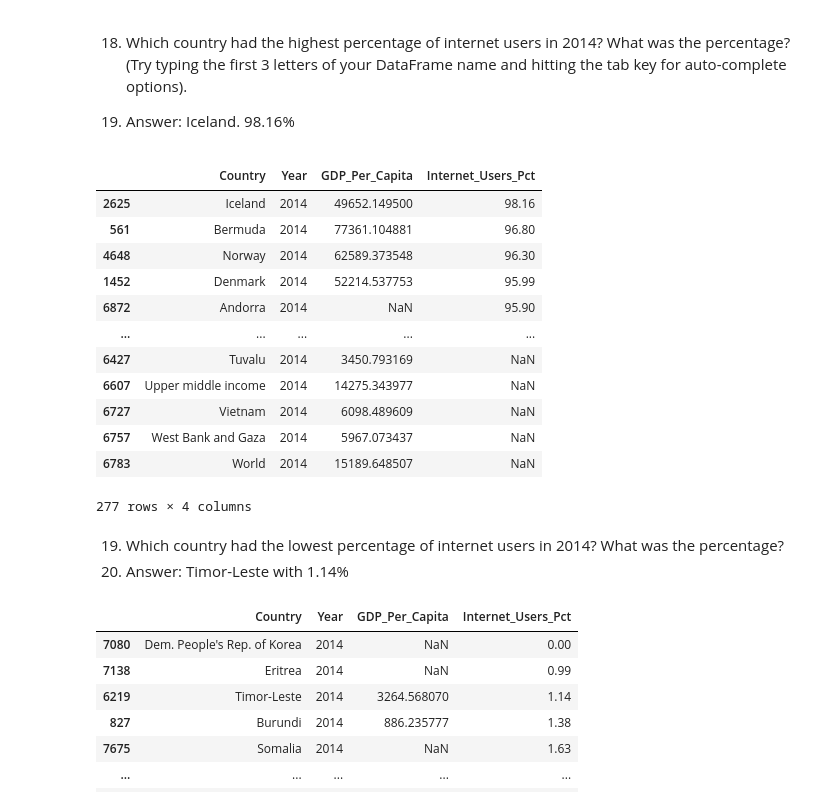
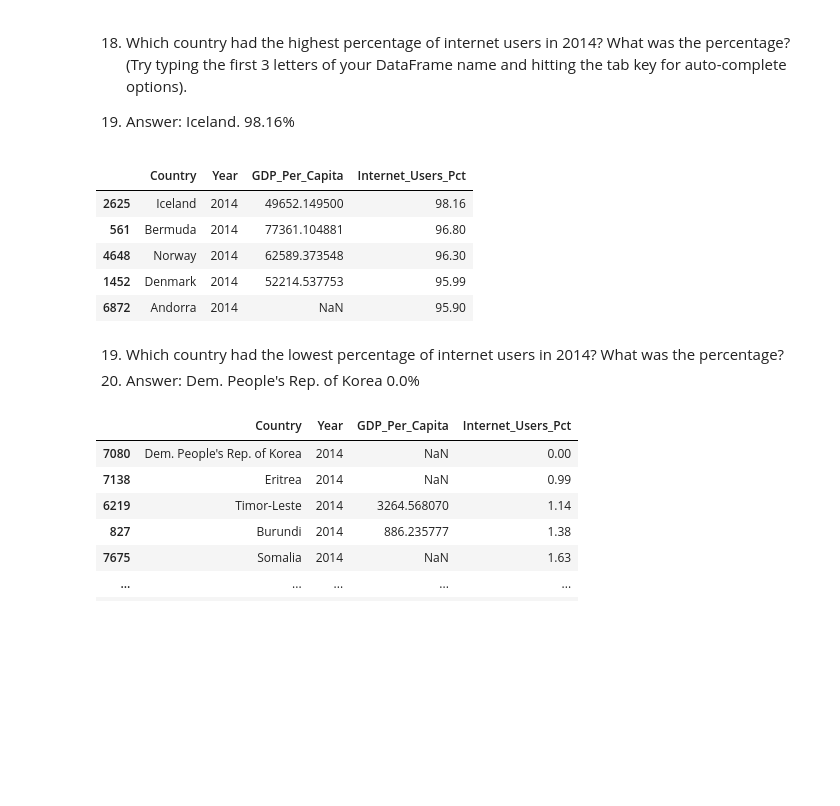
Before and after one commit to NSS-Data-Analytics-Cohort-6/gdp-and-internet-usage-mrmoya413, a Jupyter notebook: Notebooks/GDP_InternetUN.ipynb, the cells around one changed output. Saved outputs shown, nothing was run; the diff lists cells and outputs as text; code cells hidden in the pictures; blank space fills up the shorter version.

```diff
--- a/Notebooks/GDP_InternetUN.ipynb
+++ b/Notebooks/GDP_InternetUN.ipynb
@@ -239,24 +258,17 @@ year2014.head(15)
 
 18. Answer: Iceland.  98.16%
 # %%
-year2014.sort_values(by='Internet_Users_Pct', ascending=False)
+year2014.sort_values(by='Internet_Users_Pct', ascending=False).head()
 # %% [output]
 |  | Country | Year | GDP_Per_Capita | Internet_Users_Pct |
 | 2625 | Iceland | 2014 | 49652.149500 | 98.16 |
 | 561 | Bermuda | 2014 | 77361.104881 | 96.80 |
 | 4648 | Norway | 2014 | 62589.373548 | 96.30 |
 | 1452 | Denmark | 2014 | 52214.537753 | 95.99 |
 | 6872 | Andorra | 2014 | NaN | 95.90 |
-| ... | ... | ... | ... | ... |
-| 6427 | Tuvalu | 2014 | 3450.793169 | NaN |
-| 6607 | Upper middle income | 2014 | 14275.343977 | NaN |
-| 6727 | Vietnam | 2014 | 6098.489609 | NaN |
-| 6757 | West Bank and Gaza | 2014 | 5967.073437 | NaN |
-| 6783 | World | 2014 | 15189.648507 | NaN |
-277 rows × 4 columns
 # %% [markdown]
 19. Which country had the lowest percentage of internet users in 2014? What was the percentage?
-19. Answer: Timor-Leste with 1.14%
+19. Answer: Dem. People's Rep. of Korea 0.0%
 # %%
 year2014.sort_values(by='Internet_Users_Pct', ascending=True)
 # %% [output]
```
Also changed, not shown: parts of 11 cells of this notebook.
